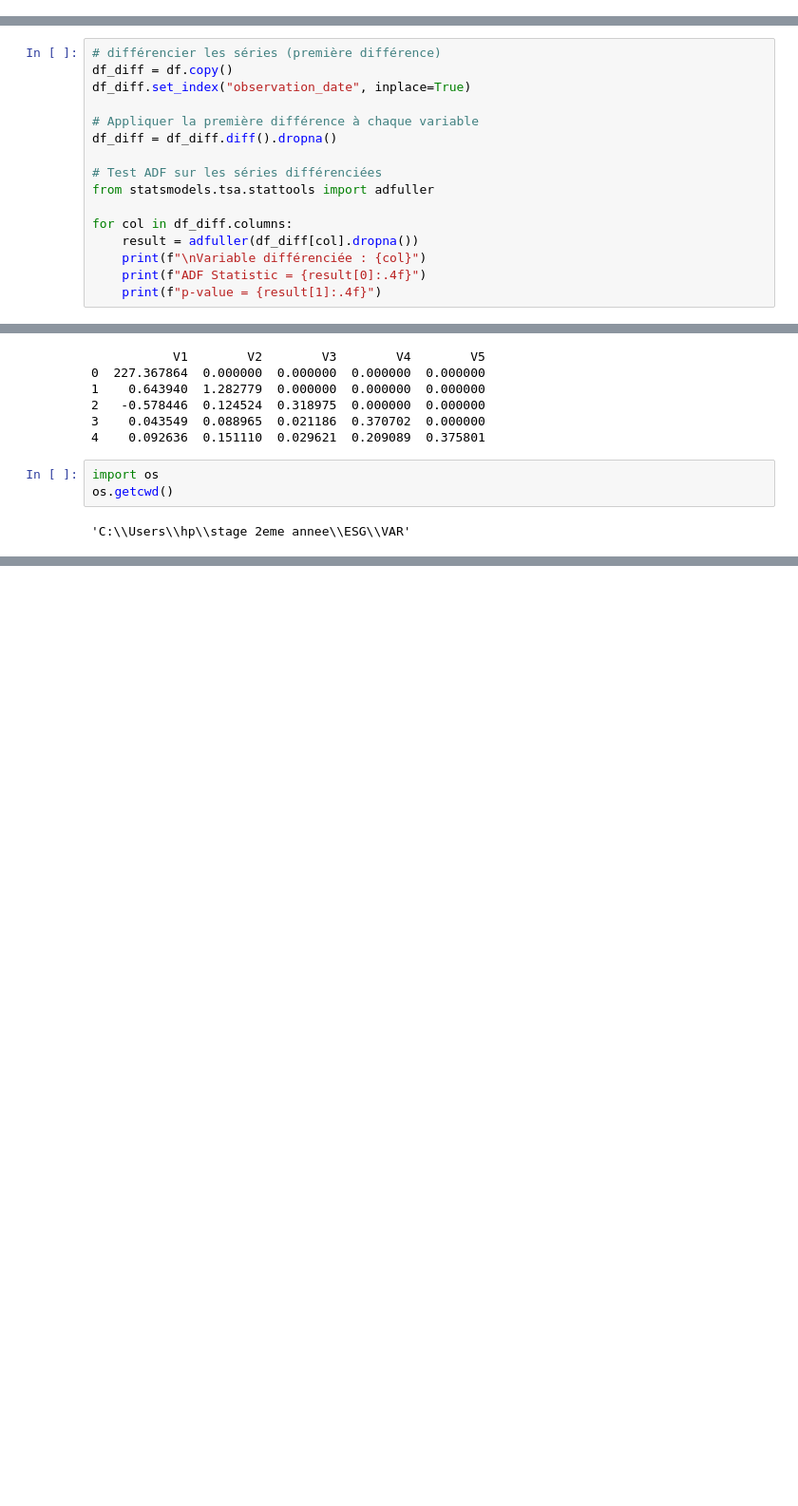
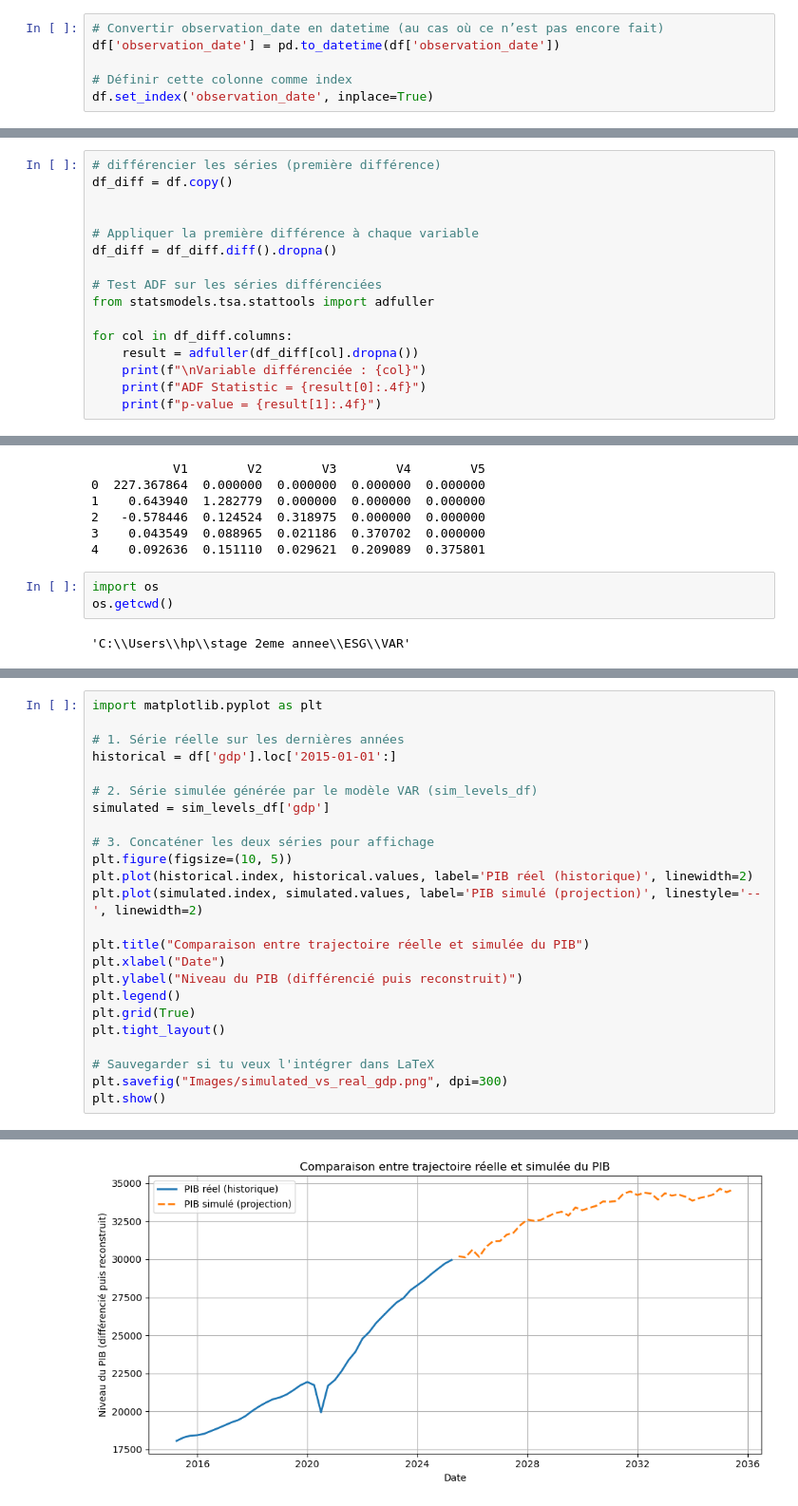
Before and after one commit to laila-aitbella/stage-2eme-annee, a Jupyter notebook: ESG/VAR/construction du model VAR.ipynb, the cells around one changed output, grey strips where cells are left out. Shown at 95% size. Drawn from its saved outputs; the diff is of its cells as text; blank space fills up the shorter version.

```diff
--- a/ESG/VAR/construction du model VAR.ipynb
+++ b/ESG/VAR/construction du model VAR.ipynb
@@ -5,3 +29,9 @@ df = pd.read_csv("base_VAR_trimestrielle.csv")
+# %%
+# Convertir observation_date en datetime (au cas où ce n’est pas encore fait)
+df['observation_date'] = pd.to_datetime(df['observation_date'])
+
+# Définir cette colonne comme index
+df.set_index('observation_date', inplace=True)
 # %% [markdown]
 ## test de stationnarité
 # %%
@@ -35,7 +65,7 @@ p-value = 0.1645
 # %%
 # différencier les séries (première différence)
 df_diff = df.copy()
-df_diff.set_index("observation_date", inplace=True)
+
 
 # Appliquer la première différence à chaque variable
 df_diff = df_diff.diff().dropna()
@@ -209,0 +362,25 @@ os.getcwd()
+# %%
+import matplotlib.pyplot as plt
+
+# 1. Série réelle sur les dernières années
+historical = df['gdp'].loc['2015-01-01':]
+
+# 2. Série simulée générée par le modèle VAR (sim_levels_df)
+simulated = sim_levels_df['gdp']
+
+# 3. Concaténer les deux séries pour affichage
+plt.figure(figsize=(10, 5))
+plt.plot(historical.index, historical.values, label='PIB réel (historique)', linewidth=2)
+plt.plot(simulated.index, simulated.values, label='PIB simulé (projection)', linestyle='--', linewidth=2)
+
+plt.title("Comparaison entre trajectoire réelle et simulée du PIB")
+plt.xlabel("Date")
+plt.ylabel("Niveau du PIB (différencié puis reconstruit)")
+plt.legend()
+plt.grid(True)
+plt.tight_layout()
+
+# Sauvegarder si tu veux l'intégrer dans LaTeX
+plt.savefig("Images/simulated_vs_real_gdp.png", dpi=300)
+plt.show()
+# %% [output]
@@ -209,0 +388 @@ os.getcwd()
+[figure, added]
```
Also changed, not shown: parts of 15 cells of this notebook, 1 other file.
